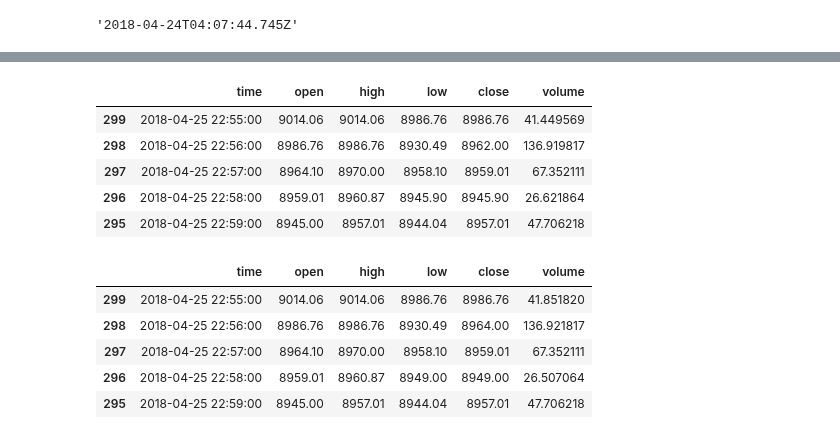
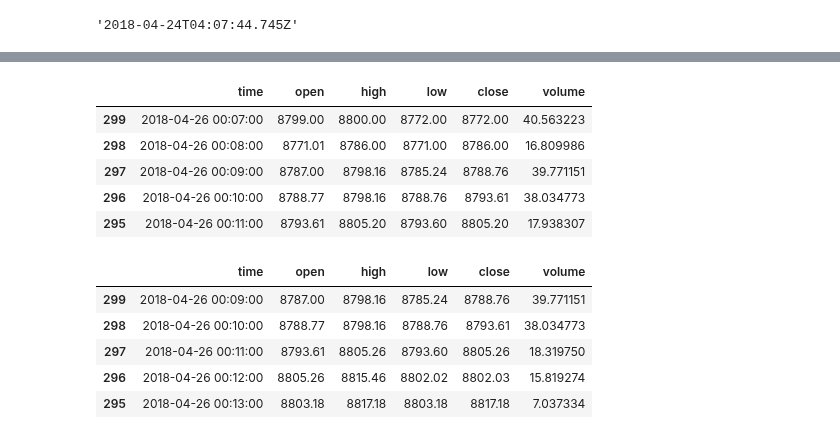
Before and after one commit to timothyyu/gdax-orderbook-ml, a Jupyter notebook: 8_program_structure_improvement.ipynb, the cells around one changed output, grey strips where cells are left out. Saved outputs shown, nothing was run; the diff lists cells and outputs as text; code cells hidden in the pictures.

```diff
--- a/8_program_structure_improvement.ipynb
+++ b/8_program_structure_improvement.ipynb
@@ -717,22 +773,24 @@ chart_15m_2.head()
 # %%
-ch15m_req_time(l2update_time_df['iso'][2])
+#ch15m_req_time(l2update_time_df['iso'][2])
+ch15m_req_time(l2update_15min_3['time'][0])
 chart_15m_3 =chart_15m_df2
 chart_15m_3.head()
 # %% [output]
 |  | time | open | high | low | close | volume |
-| 299 | 2018-04-25 22:55:00 | 9014.06 | 9014.06 | 8986.76 | 8986.76 | 41.449569 |
-| 298 | 2018-04-25 22:56:00 | 8986.76 | 8986.76 | 8930.49 | 8962.00 | 136.919817 |
-| 297 | 2018-04-25 22:57:00 | 8964.10 | 8970.00 | 8958.10 | 8959.01 | 67.352111 |
-| 296 | 2018-04-25 22:58:00 | 8959.01 | 8960.87 | 8945.90 | 8945.90 | 26.621864 |
-| 295 | 2018-04-25 22:59:00 | 8945.00 | 8957.01 | 8944.04 | 8957.01 | 47.706218 |
+| 299 | 2018-04-26 00:07:00 | 8799.00 | 8800.00 | 8772.00 | 8772.00 | 40.563223 |
+| 298 | 2018-04-26 00:08:00 | 8771.01 | 8786.00 | 8771.00 | 8786.00 | 16.809986 |
+| 297 | 2018-04-26 00:09:00 | 8787.00 | 8798.16 | 8785.24 | 8788.76 | 39.771151 |
+| 296 | 2018-04-26 00:10:00 | 8788.77 | 8798.16 | 8788.76 | 8793.61 | 38.034773 |
+| 295 | 2018-04-26 00:11:00 | 8793.61 | 8805.20 | 8793.60 | 8805.20 | 17.938307 |
 # %%
-ch15m_req_time(l2update_time_df['iso'][3])
+#ch15m_req_time(l2update_time_df['iso'][3])
+ch15m_req_time(l2update_15min_4['time'][0])
 chart_15m_4 =chart_15m_df2
 chart_15m_4.head()
 # %% [output]
 |  | time | open | high | low | close | volume |
-| 299 | 2018-04-25 22:55:00 | 9014.06 | 9014.06 | 8986.76 | 8986.76 | 41.851820 |
-| 298 | 2018-04-25 22:56:00 | 8986.76 | 8986.76 | 8930.49 | 8964.00 | 136.921817 |
-| 297 | 2018-04-25 22:57:00 | 8964.10 | 8970.00 | 8958.10 | 8959.01 | 67.352111 |
-| 296 | 2018-04-25 22:58:00 | 8959.01 | 8960.87 | 8949.00 | 8949.00 | 26.507064 |
-| 295 | 2018-04-25 22:59:00 | 8945.00 | 8957.01 | 8944.04 | 8957.01 | 47.706218 |
+| 299 | 2018-04-26 00:09:00 | 8787.00 | 8798.16 | 8785.24 | 8788.76 | 39.771151 |
+| 298 | 2018-04-26 00:10:00 | 8788.77 | 8798.16 | 8788.76 | 8793.61 | 38.034773 |
+| 297 | 2018-04-26 00:11:00 | 8793.61 | 8805.26 | 8793.60 | 8805.26 | 18.319750 |
+| 296 | 2018-04-26 00:12:00 | 8805.26 | 8815.46 | 8802.02 | 8802.03 | 15.819274 |
+| 295 | 2018-04-26 00:13:00 | 8803.18 | 8817.18 | 8803.18 | 8817.18 | 7.037334 |
```
Also changed, not shown: parts of 42 cells of this notebook.
